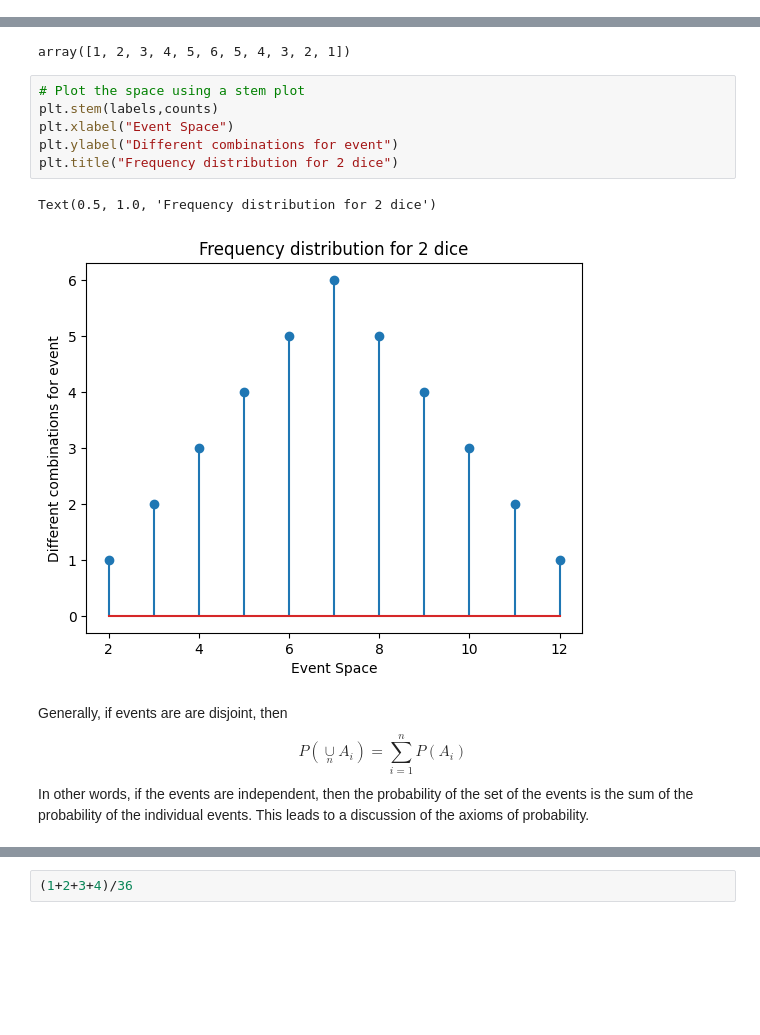
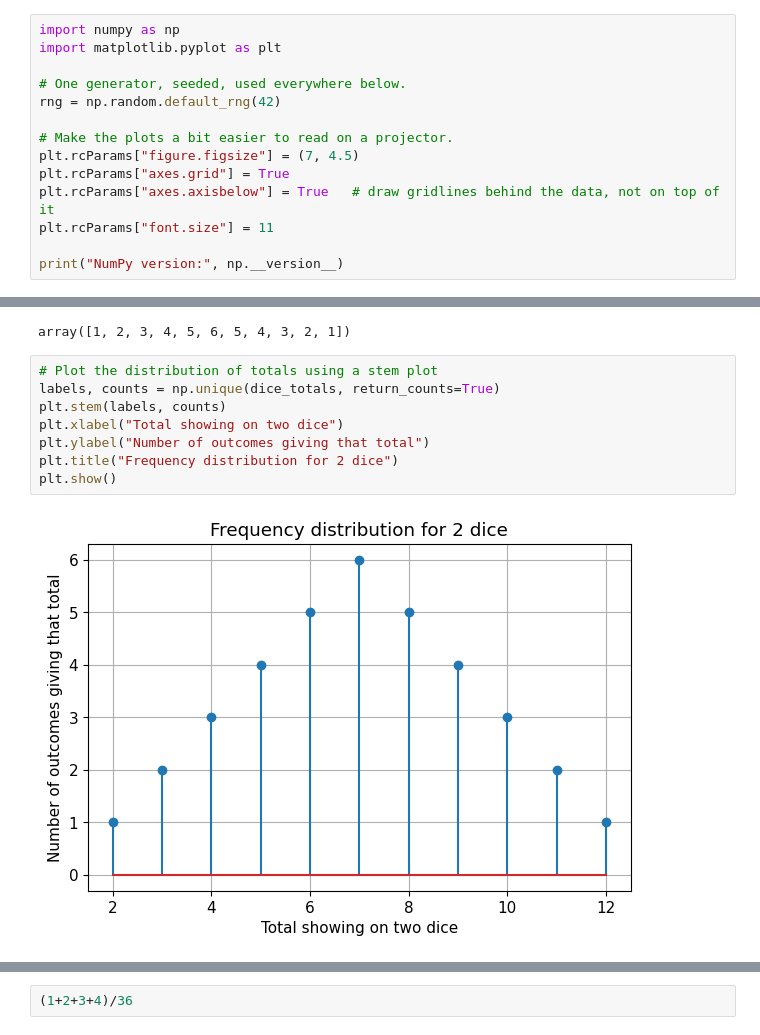
Before and after one commit to Dr-Daily/SystemsEngineering, a Jupyter notebook: Probability Theory Overview.ipynb, the cells around one changed output, grey strips where cells are left out. Cells and saved outputs as stored; diff of their text form; blank space fills up the shorter version.

```diff
--- a/Probability Theory Overview.ipynb
+++ b/Probability Theory Overview.ipynb
@@ -24,0 +218,14 @@ In this notebook, we will explore the following topics:
+# %%
+import numpy as np
+import matplotlib.pyplot as plt
+
+# One generator, seeded, used everywhere below.
+rng = np.random.default_rng(42)
+
+# Make the plots a bit easier to read on a projector.
+plt.rcParams["figure.figsize"] = (7, 4.5)
+plt.rcParams["axes.grid"] = True
+plt.rcParams["axes.axisbelow"] = True   # draw gridlines behind the data, not on top of it
+plt.rcParams["font.size"] = 11
+
+print("NumPy version:", np.__version__)
@@ -331,15 +587,12 @@ counts
 # %% [output]
 array([1, 2, 3, 4, 5, 6, 5, 4, 3, 2, 1])
 # %%
-# Plot the space using a stem plot
-plt.stem(labels,counts)
-plt.xlabel("Event Space")
-plt.ylabel("Different combinations for event")
+# Plot the distribution of totals using a stem plot
+labels, counts = np.unique(dice_totals, return_counts=True)
+plt.stem(labels, counts)
+plt.xlabel("Total showing on two dice")
+plt.ylabel("Number of outcomes giving that total")
 plt.title("Frequency distribution for 2 dice")
+plt.show()
 # %% [output]
-Text(0.5, 1.0, 'Frequency distribution for 2 dice')
-[figure, old version]
+[figure, new version]
-# %% [markdown]
-Generally, if events are are disjoint, then
-$$ P(\underset{n}{\cup} A_i) = \sum_{i=1}^n P(A_i) $$
-In other words, if the events are independent, then the probability of the set of the events is the sum of the probability of the individual events. This leads to a discussion of the axioms of probability.
```
Also changed, not shown: parts of 137 cells of this notebook.
